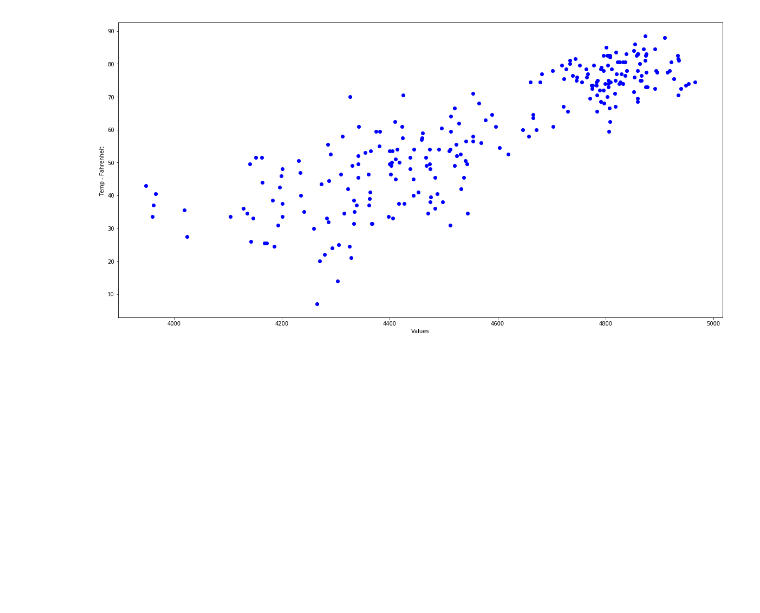
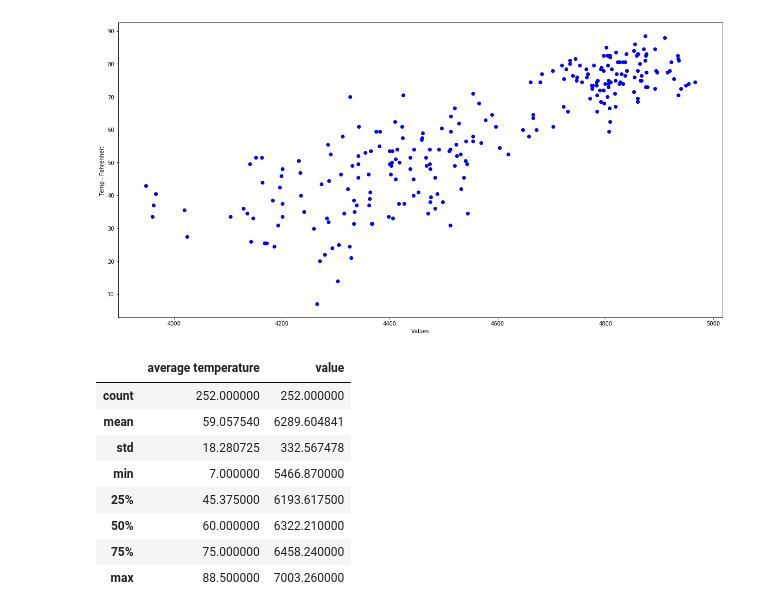
Before and after one commit to peterofson/Python_MachineLearning, a Jupyter notebook: Stock Market & Weather/StockMarket&Weather.ipynb, the cells around one changed output. Drawn from its saved outputs; the diff is of its cells as text; code cells hidden in the pictures; blank space fills up the shorter version.

```diff
--- a/Stock Market & Weather/StockMarket&Weather.ipynb
+++ b/Stock Market & Weather/StockMarket&Weather.ipynb
@@ -165,3 +169,21 @@ plt.ylabel("Temp - Fahrenheit ")
 # %% [output]
 Text(0, 0.5, 'Temp - Fahrenheit ')
 [figure]
+# %%
+# CREATING A NEW DATAFRAME FOR WEATHER AND DOW-JONES
+a = pd.DataFrame(df_wtr['average temperature'].iloc[:252])
+b = pd.DataFrame(dows_2016['value'])
+tst = b.reset_index()
+b_new = tst.drop(['index'],axis=1)
+c = pd.concat([a,b_new],axis=1)
+c.describe()
+# %% [output]
+|  | average temperature | value |
+| count | 252.000000 | 252.000000 |
+| mean | 59.057540 | 6289.604841 |
+| std | 18.280725 | 332.567478 |
+| min | 7.000000 | 5466.870000 |
+| 25% | 45.375000 | 6193.617500 |
+| 50% | 60.000000 | 6322.210000 |
+| 75% | 75.000000 | 6458.240000 |
+| max | 88.500000 | 7003.260000 |
```
Also changed, not shown: parts of 6 cells of this notebook.
